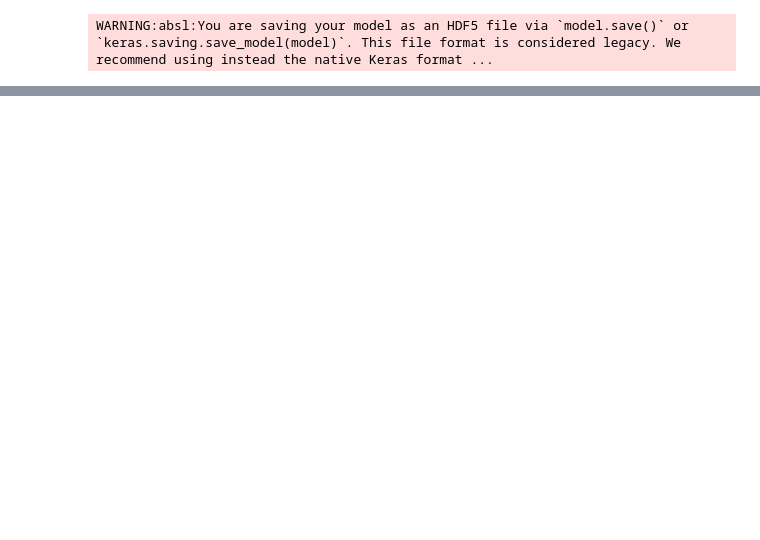
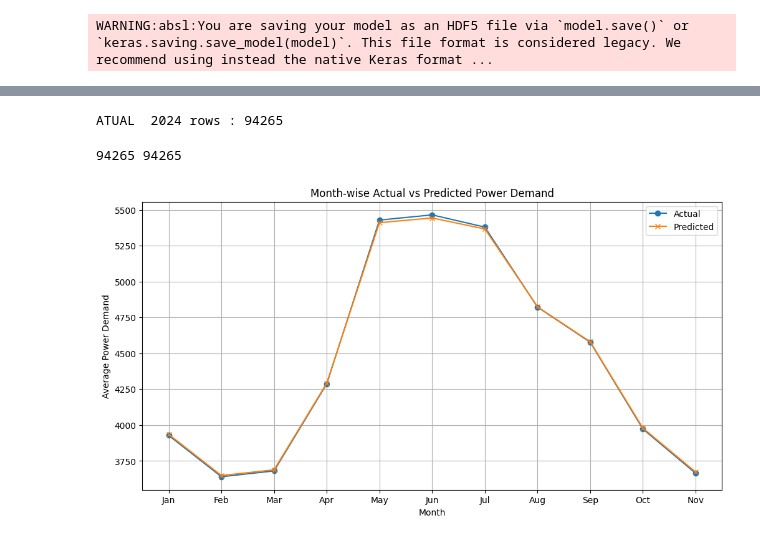
Before and after one commit to Danieljoshua720/Electricity-demand-forecasting-AIML, a Jupyter notebook: 1_year_prediction_.ipynb, the cells around one changed output, grey strips where cells are left out. Cells and saved outputs as stored; diff of their text form; code cells hidden in the pictures; blank space fills up the shorter version.

```diff
--- a/1_year_prediction_.ipynb
+++ b/1_year_prediction_.ipynb
@@ -223,0 +224,15 @@ plot_monthwise(3, "March")
+# %%
+
+actual_2024= df[
+    (df[time_col] >= '2024-01-01') &
+    (df[time_col] <= '2024-12-31')
+]
+
+
+print("ATUAL  2024 rows :", len(actual_2024))
+# %% [output]
+ATUAL  2024 rows : 94265
+# %%
+print(len(actual_2024), len(predictions))
+# %% [output]
+94265 94265
@@ -223,0 +244,36 @@ plot_monthwise(3, "March")
+# %%
+import pandas as pd
+
+# Flatten arrays if they are 2D
+actual_flat = actual_2024.flatten() if hasattr(actual_2024, "shape") and len(actual_2024.shape) > 1 else actual_2024
+pred_flat = predictions.flatten() if hasattr(predictions, "shape") and len(predictions.shape) > 1 else predictions
+
+# Create datetime list for 5-min intervals
+datetime_list = pd.date_range(start='2024-01-01', periods=len(actual_flat), freq='5T')
+
+# Create DataFrame
+df = pd.DataFrame({
+    'datetime': datetime_list,
+    'actual': actual_flat,
+    'predicted': pred_flat
+})
+
+# Aggregate by month
+df['month'] = df['datetime'].dt.month
+monthly = df.groupby('month')[['actual','predicted']].mean()
+
+# Plot
+import matplotlib.pyplot as plt
+
+plt.figure(figsize=(12,6))
+plt.plot(monthly.index, monthly['actual'], marker='o', label='Actual')
+plt.plot(monthly.index, monthly['predicted'], marker='x', label='Predicted')
+plt.xticks(monthly.index, [pd.Timestamp(2024,m,1).strftime('%b') for m in monthly.index])
+plt.xlabel('Month')
+plt.ylabel('Average Power Demand')
+plt.title('Month-wise Actual vs Predicted Power Demand')
+plt.legend()
+plt.grid(True)
+plt.show()
+# %% [output]
+[figure, added]
```
Also changed, not shown: parts of 30 cells of this notebook.
